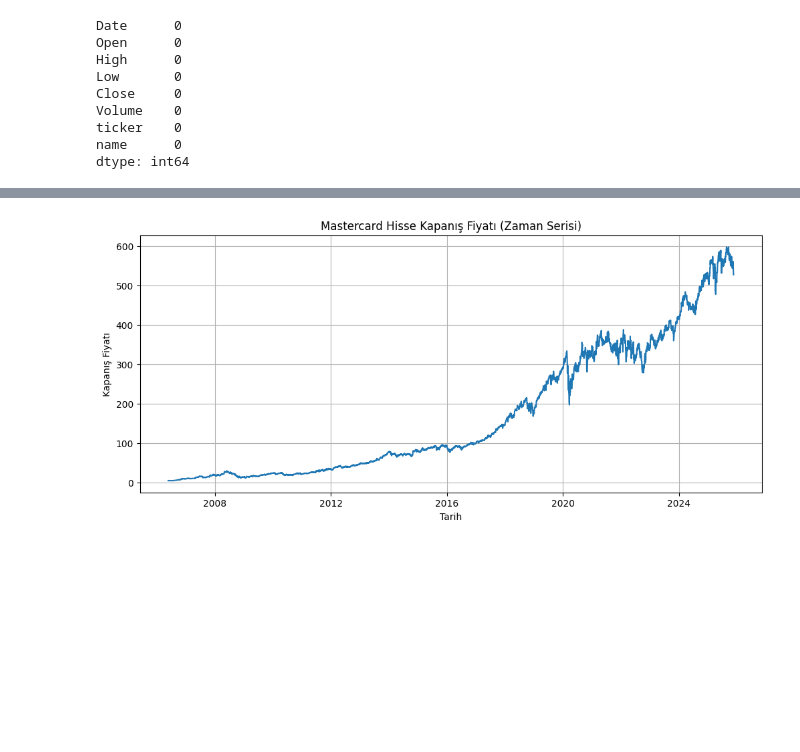
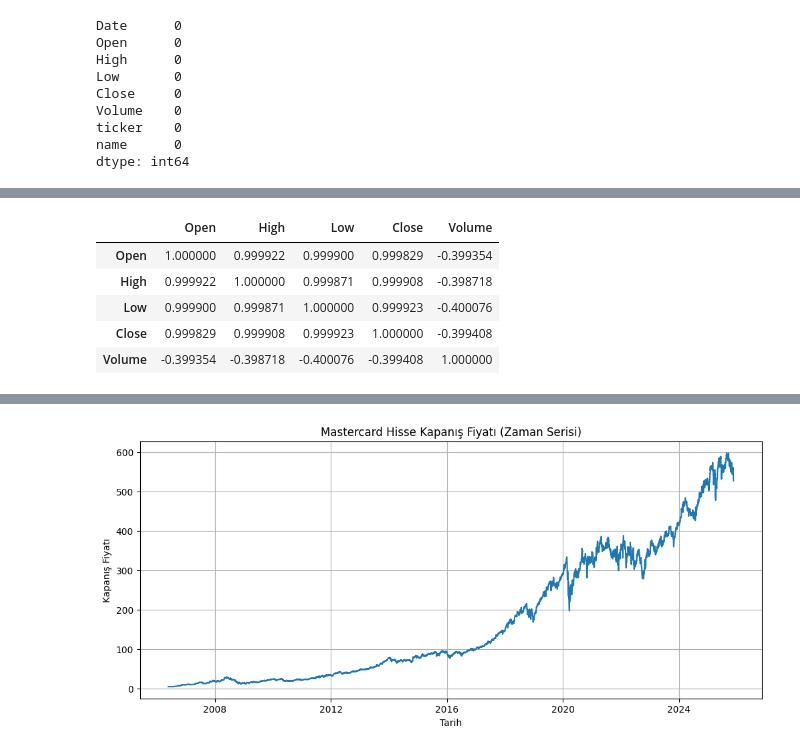
Before and after one commit to fuatuzm/mastercard-stock-linear-regression, a Jupyter notebook: mastercard-linear-regression.ipynb, the cells around one changed output, grey strips where cells are left out. Cells and saved outputs as stored; diff of their text form; code cells hidden in the pictures; blank space fills up the shorter version.

```diff
--- a/mastercard-linear-regression.ipynb
+++ b/mastercard-linear-regression.ipynb
@@ -61,3 +64,14 @@ df.head()
 | 2 | 2006-05-30 00:00:00-04:00 | 4.086556 | 4.087465 | 3.893905 | 3.998409 | 49898000 | MA | Mastercard Inc. (MA) Historical Data |
 | 3 | 2006-05-31 00:00:00-04:00 | 4.030215 | 4.121996 | 4.030215 | 4.083830 | 30002000 | MA | Mastercard Inc. (MA) Historical Data |
 | 4 | 2006-06-01 00:00:00-04:00 | 4.082920 | 4.370987 | 4.080193 | 4.317372 | 62344000 | MA | Mastercard Inc. (MA) Historical Data |
+# %%
+# Korelasyon matrisi
+corr = df[['Open', 'High', 'Low', 'Close', 'Volume']].corr()
+corr
+# %% [output]
+|  | Open | High | Low | Close | Volume |
+| Open | 1.000000 | 0.999922 | 0.999900 | 0.999829 | -0.399354 |
+| High | 0.999922 | 1.000000 | 0.999871 | 0.999908 | -0.398718 |
+| Low | 0.999900 | 0.999871 | 1.000000 | 0.999923 | -0.400076 |
+| Close | 0.999829 | 0.999908 | 0.999923 | 1.000000 | -0.399408 |
+| Volume | -0.399354 | -0.398718 | -0.400076 | -0.399408 | 1.000000 |
```
Also changed, not shown: parts of 2 cells of this notebook, 1 other file.
